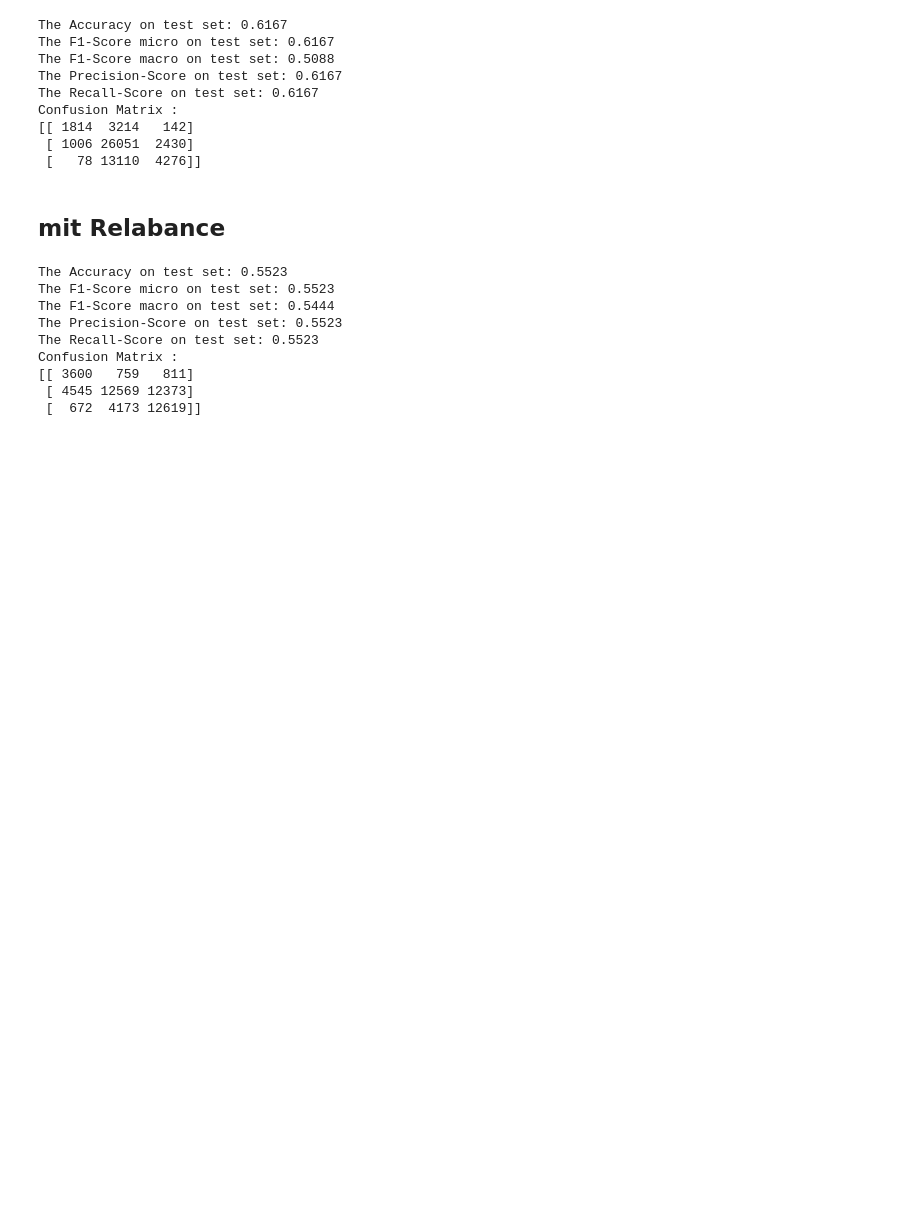
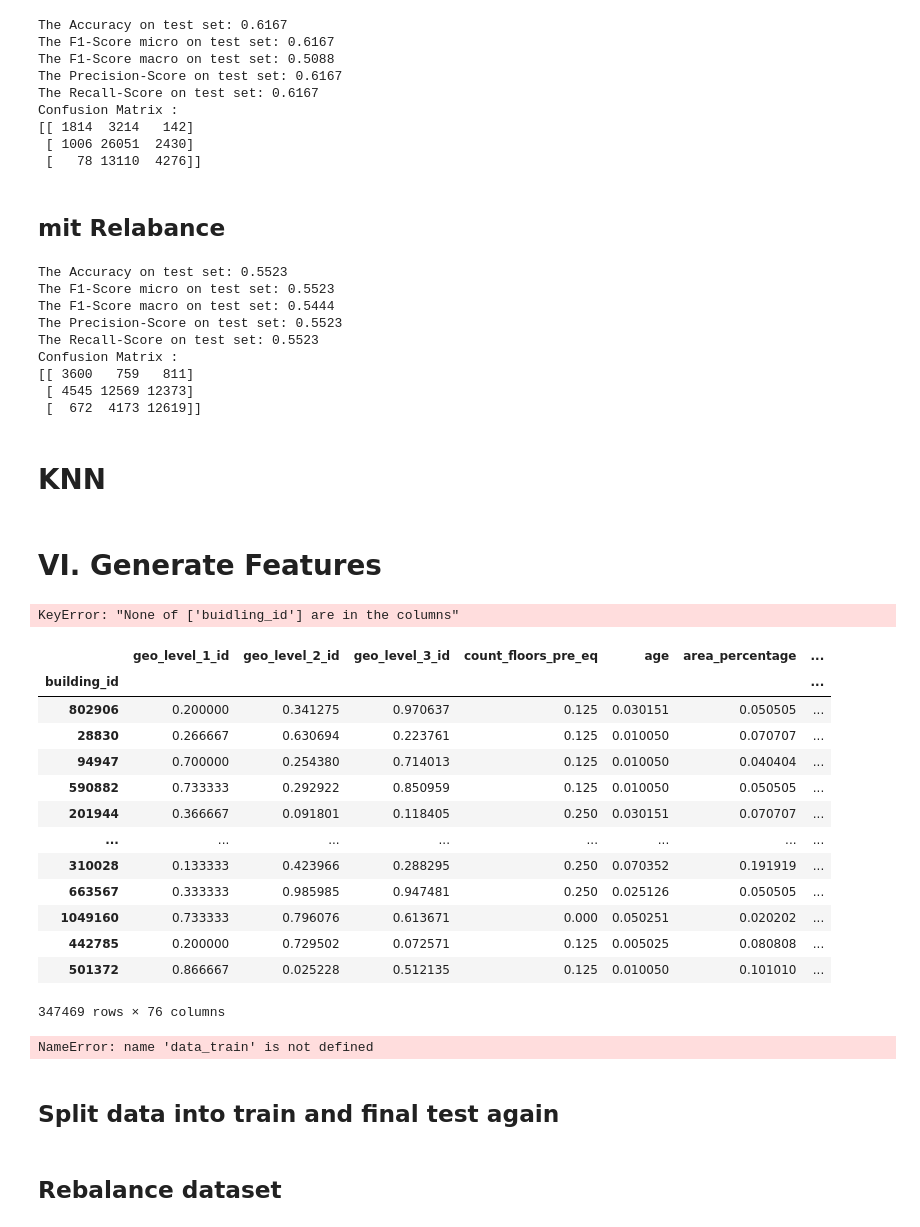
Before and after one commit to NiklasSabel/data_mining_1, a Jupyter notebook: notebooks/Niklas_Models.ipynb, the cells around one changed output. Cells and saved outputs as stored; diff of their text form; code cells hidden in the pictures; blank space fills up the shorter version.

```diff
--- a/notebooks/Niklas_Models.ipynb
+++ b/notebooks/Niklas_Models.ipynb
@@ -337,3 +342,5 @@ Confusion Matrix :
 [[ 3600   759   811]
  [ 4545 12569 12373]
  [  672  4173 12619]]
+# %% [markdown]
+# KNN
@@ -339,0 +375,44 @@ Confusion Matrix :
+# %% [markdown]
+# VI. Generate Features
+# %%
+df = feature_engineering(df)
+#df.set_index('buidling_id')
+df
+# %% [output]
+KeyError: "None of ['buidling_id'] are in the columns"
+# %%
+df=df.set_index('building_id')
+df
+# %% [output]
+|  | geo_level_1_id | geo_level_2_id | geo_level_3_id | count_floors_pre_eq | age | area_percentage | ... |
+| building_id |  |  |  |  |  |  | ... |
+| 802906 | 0.200000 | 0.341275 | 0.970637 | 0.125 | 0.030151 | 0.050505 | ... |
+| 28830 | 0.266667 | 0.630694 | 0.223761 | 0.125 | 0.010050 | 0.070707 | ... |
+| 94947 | 0.700000 | 0.254380 | 0.714013 | 0.125 | 0.010050 | 0.040404 | ... |
+| 590882 | 0.733333 | 0.292922 | 0.850959 | 0.125 | 0.010050 | 0.050505 | ... |
+| 201944 | 0.366667 | 0.091801 | 0.118405 | 0.250 | 0.030151 | 0.070707 | ... |
+| ... | ... | ... | ... | ... | ... | ... | ... |
+| 310028 | 0.133333 | 0.423966 | 0.288295 | 0.250 | 0.070352 | 0.191919 | ... |
+| 663567 | 0.333333 | 0.985985 | 0.947481 | 0.250 | 0.025126 | 0.050505 | ... |
+| 1049160 | 0.733333 | 0.796076 | 0.613671 | 0.000 | 0.050251 | 0.020202 | ... |
+| 442785 | 0.200000 | 0.729502 | 0.072571 | 0.125 | 0.005025 | 0.080808 | ... |
+| 501372 | 0.866667 | 0.025228 | 0.512135 | 0.125 | 0.010050 | 0.101010 | ... |
+347469 rows × 76 columns
+# %%
+#Korrelation
+correlated_features = set()
+correlation_matrix = df.corr()
+
+for i in range(len(correlation_matrix.columns)):
+    for j in range(i):
+        if abs(correlation_matrix.iloc[i, j]) > 0.8:
+            print(f"The following features are correlated: {correlation_matrix.columns[i]} and {correlation_matrix.columns[j]}. Correlation = {round(abs(correlation_matrix.iloc[i, j]),2)}")
+            colname = correlation_matrix.columns[i]
+            correlated_features.add(colname)
+print(f"Drop the following features: {correlated_features}")
+#drop correlated features
+data_train=data_train.drop(columns=correlated_features)
+# %% [output]
+NameError: name 'data_train' is not defined
+# %% [markdown]
+## Split data into train and final test again
@@ -339,0 +422,2 @@ Confusion Matrix :
+# %% [markdown]
+## Rebalance dataset
```
Also changed, not shown: parts of 30 cells of this notebook, 1 other file.
